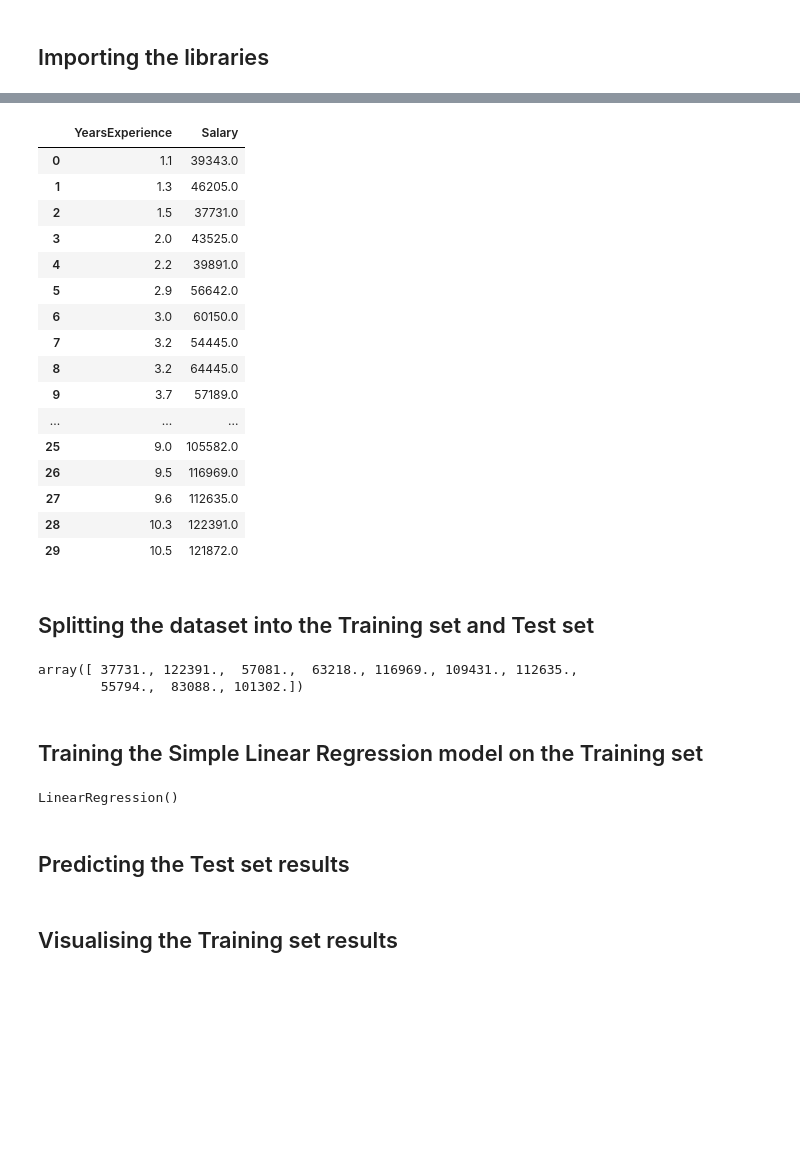
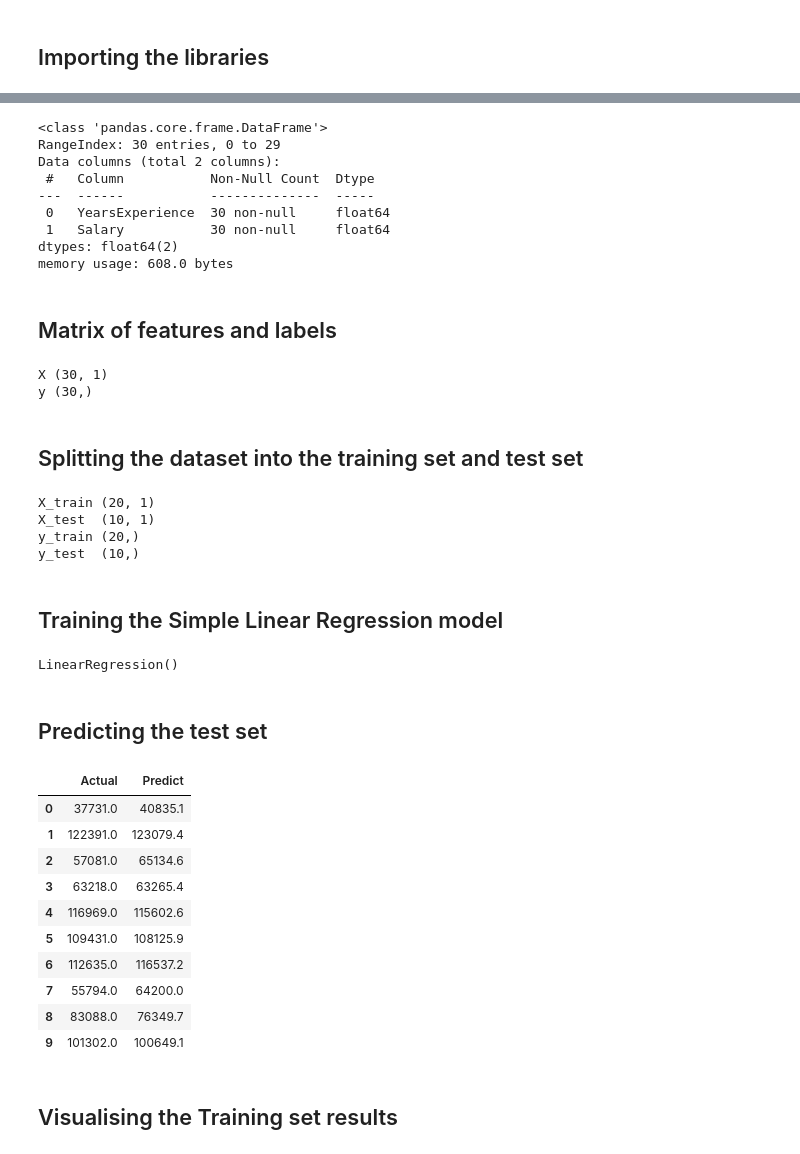
Before and after one commit to hosseinabadii/Machine-Learning-Projects, a Jupyter notebook: Projects/02 Regression/02 Linear Regression/01 Experience Salary Dataset/simple_linear_regression.ipynb, the cells around one changed output, grey strips where cells are left out. Saved outputs shown, nothing was run; the diff lists cells and outputs as text; code cells hidden in the pictures; blank space fills up the shorter version.

```diff
--- a/Projects/02 Regression/02 Linear Regression/01 Experience Salary Dataset/simple_linear_regression.ipynb
+++ b/Projects/02 Regression/02 Linear Regression/01 Experience Salary Dataset/simple_linear_regression.ipynb
@@ -15,35 +20,43 @@ y = dataset.iloc[:, -1].values
 # %%
-dataset
+dataset.info()
 # %% [output]
-|  | YearsExperience | Salary |
-| 0 | 1.1 | 39343.0 |
-| 1 | 1.3 | 46205.0 |
-| 2 | 1.5 | 37731.0 |
-| 3 | 2.0 | 43525.0 |
-| 4 | 2.2 | 39891.0 |
-| 5 | 2.9 | 56642.0 |
-| 6 | 3.0 | 60150.0 |
-| 7 | 3.2 | 54445.0 |
-| 8 | 3.2 | 64445.0 |
-| 9 | 3.7 | 57189.0 |
-| ... | ... | ... |
-| 25 | 9.0 | 105582.0 |
-| 26 | 9.5 | 116969.0 |
-| 27 | 9.6 | 112635.0 |
-| 28 | 10.3 | 122391.0 |
-| 29 | 10.5 | 121872.0 |
+<class 'pandas.core.frame.DataFrame'>
+RangeIndex: 30 entries, 0 to 29
+Data columns (total 2 columns):
+ #   Column           Non-Null Count  Dtype
+---  ------           --------------  -----
+ 0   YearsExperience  30 non-null     float64
+ 1   Salary           30 non-null     float64
+dtypes: float64(2)
+memory usage: 608.0 bytes
+# %% [markdown]
+## Matrix of features and labels
+# %%
+X = dataset.iloc[:, :-1].values
+y = dataset.iloc[:, -1].values
+
+print(f"X {X.shape}")
+print(f"y {y.shape}")
+# %% [output]
+X (30, 1)
+y (30,)
 # %% [markdown]
-## Splitting the dataset into the Training set and Test set
+## Splitting the dataset into the training set and test set
 # %%
 from sklearn.model_selection import train_test_split
 X_train, X_test, y_train, y_test = train_test_split(X, y, test_size=1/3, random_state=0)
+
+print(f"X_train {X_train.shape}")
+print(f"X_test  {X_test.shape}")
+print(f"y_train {y_train.shape}")
+print(f"y_test  {y_test.shape}")
+# %% [output]
+X_train (20, 1)
+X_test  (10, 1)
+y_train (20,)
+y_test  (10,)
-# %%
-y_test
-# %% [output]
-array([ 37731., 122391.,  57081.,  63218., 116969., 109431., 112635.,
-        55794.,  83088., 101302.])
 # %% [markdown]
-## Training the Simple Linear Regression model on the Training set
+## Training the Simple Linear Regression model
 # %%
 from sklearn.linear_model import LinearRegression
 regressor = LinearRegression()
@@ -51,4 +64,4 @@ regressor.fit(X_train, y_train)
 # %% [output]
 LinearRegression()
 # %% [markdown]
-## Predicting the Test set results
+## Predicting the test set
@@ -57,3 +68,20 @@ y_pred = regressor.predict(X_test)
+# %%
+y_pred = regressor.predict(X_test)
+pd.options.display.precision = 1
+result = pd.DataFrame({"Actual": y_test, "Predict" : y_pred})
+result.head(10)
+# %% [output]
+|  | Actual | Predict |
+| 0 | 37731.0 | 40835.1 |
+| 1 | 122391.0 | 123079.4 |
+| 2 | 57081.0 | 65134.6 |
+| 3 | 63218.0 | 63265.4 |
+| 4 | 116969.0 | 115602.6 |
+| 5 | 109431.0 | 108125.9 |
+| 6 | 112635.0 | 116537.2 |
+| 7 | 55794.0 | 64200.0 |
+| 8 | 83088.0 | 76349.7 |
+| 9 | 101302.0 | 100649.1 |
 # %% [markdown]
 ## Visualising the Training set results
 # %%
```
Also changed, not shown: parts of 6 cells of this notebook, 2 other files.
